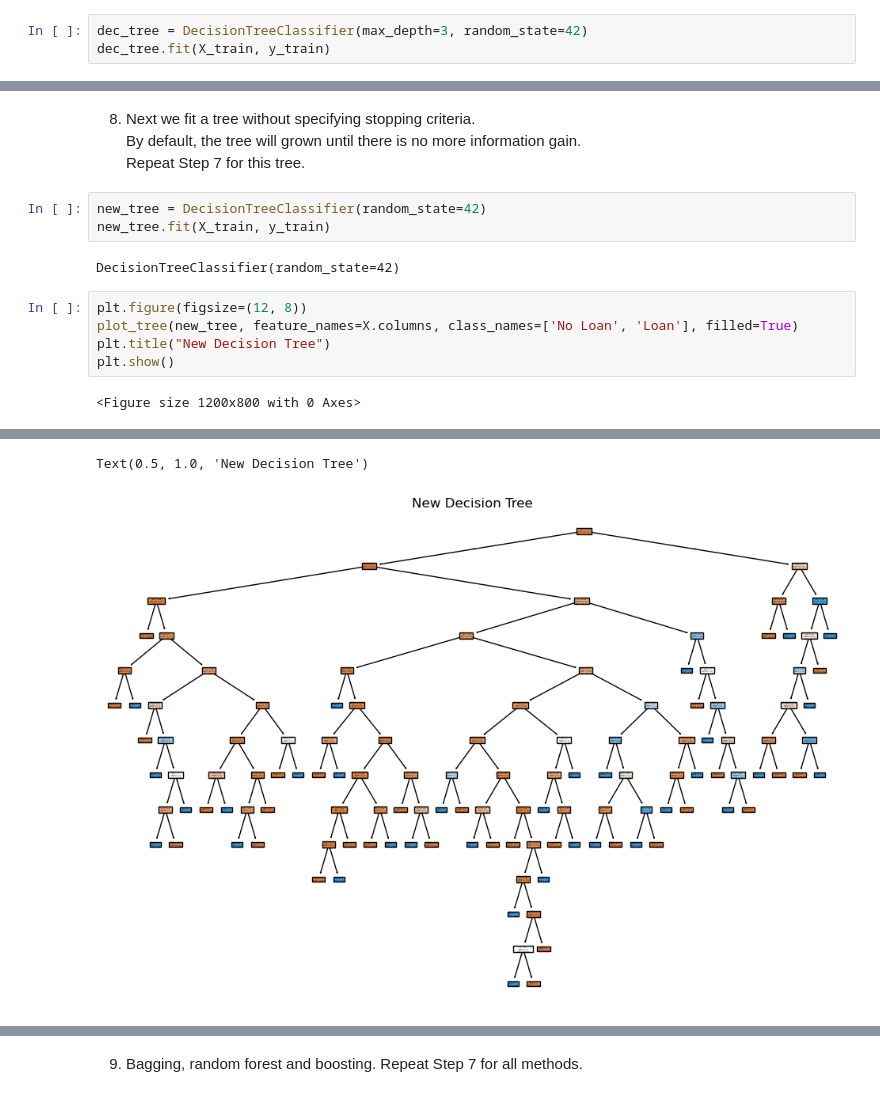
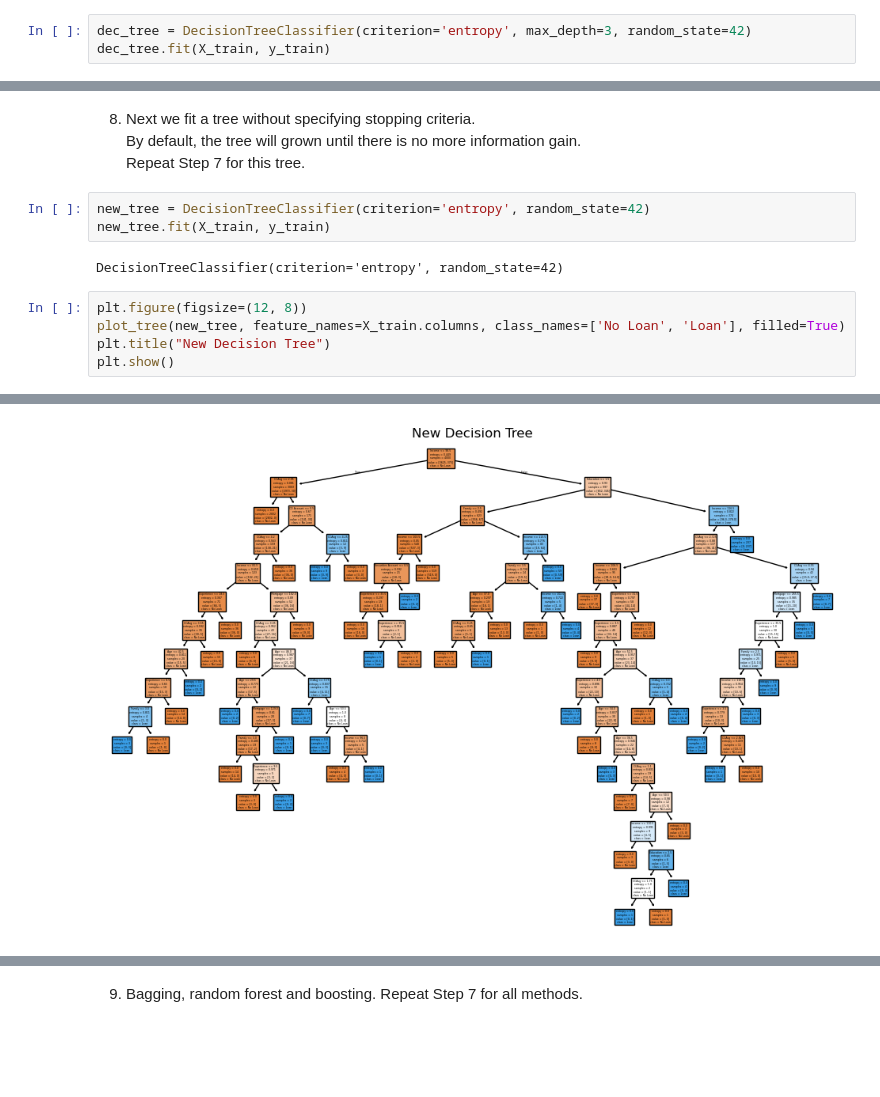
Before and after one commit to emilyneaville/DSCI-5240, a Jupyter notebook: Week 8 - Tree-based models/DSCI 5240 Decision Tree Methods-In Class practice.ipynb, the cells around one changed output, grey strips where cells are left out. Cells and saved outputs as stored; diff of their text form; blank space fills up the shorter version.

```diff
--- a/Week 8 - Tree-based models/DSCI 5240 Decision Tree Methods-In Class practice.ipynb
+++ b/Week 8 - Tree-based models/DSCI 5240 Decision Tree Methods-In Class practice.ipynb
@@ -57,6 +75,6 @@ X_train, X_test, y_train, y_test = train_test_split(X, y, test_size=0.2, random_
 6. Fit a decision tree.<br>
 We set the max depth to be 3 to stop the tree growing.
 # %%
-dec_tree = DecisionTreeClassifier(max_depth=3, random_state=42)
+dec_tree = DecisionTreeClassifier(criterion='entropy', max_depth=3, random_state=42)
 dec_tree.fit(X_train, y_train)
 # %% [output]
@@ -112,14 +132,13 @@ Confusion Matrix:
 By default, the tree will grown until there is no more information gain.<br>
 Repeat Step 7 for this tree.
 # %%
-new_tree = DecisionTreeClassifier(random_state=42)
+new_tree = DecisionTreeClassifier(criterion='entropy', random_state=42)
 new_tree.fit(X_train, y_train)
 # %% [output]
-DecisionTreeClassifier(random_state=42)
+DecisionTreeClassifier(criterion='entropy', random_state=42)
 # %%
 plt.figure(figsize=(12, 8))
-plot_tree(new_tree, feature_names=X.columns, class_names=['No Loan', 'Loan'], filled=True)
+plot_tree(new_tree, feature_names=X_train.columns, class_names=['No Loan', 'Loan'], filled=True)
 plt.title("New Decision Tree")
 plt.show()
 # %% [output]
-<Figure size 1200x800 with 0 Axes>
@@ -143,5 +145,4 @@ plt.show()
-Text(0.5, 1.0, 'New Decision Tree')
-[figure, old version]
+[figure, new version]
 # %%
 # Predict on test data
 y_pred = new_tree.predict(X_test)
```
Also changed, not shown: parts of 15 cells of this notebook.
